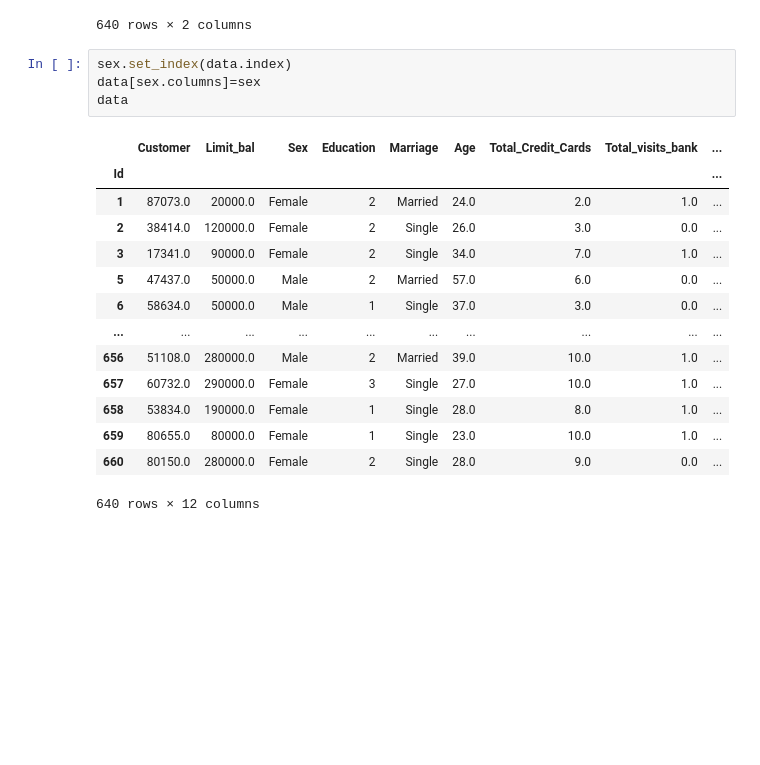
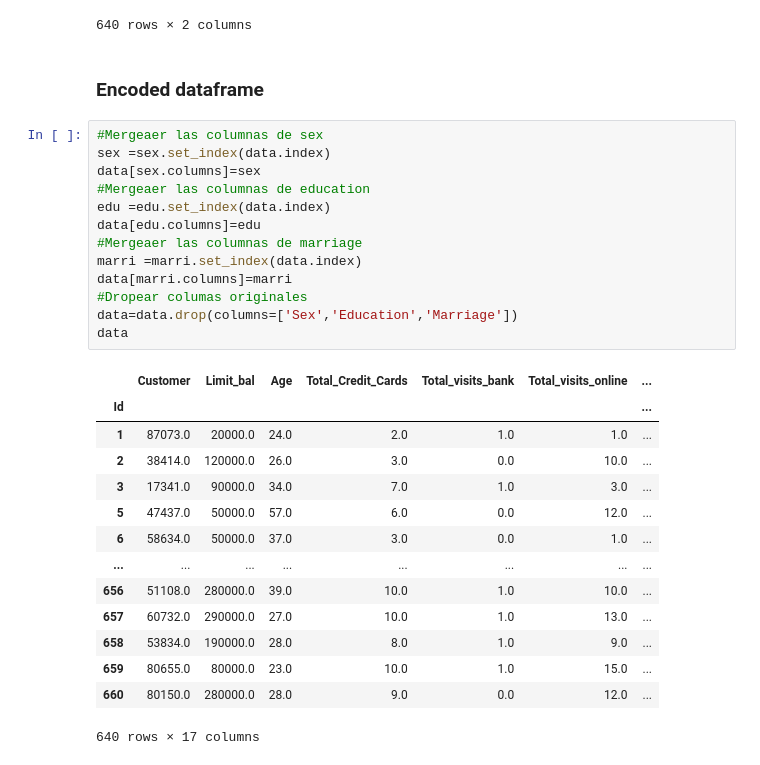
Before and after one commit to malvarezg1/BI, a Jupyter notebook: Laboratorio 2 - Clustering.ipynb, the cells around one changed output. Cells and saved outputs as stored; diff of their text form; blank space fills up the shorter version.

```diff
--- a/Laboratorio 2 - Clustering.ipynb
+++ b/Laboratorio 2 - Clustering.ipynb
@@ -291,22 +306,33 @@ sex
 | 638 | 1.0 | 0.0 |
 | 639 | 1.0 | 0.0 |
 640 rows × 2 columns
-# %%
-sex.set_index(data.index)
-data[sex.columns]=sex
-data
-# %% [output]
-|  | Customer | Limit_bal | Sex | Education | Marriage | Age | Total_Credit_Cards | Total_visits_bank | ... |
-| Id |  |  |  |  |  |  |  |  | ... |
-| 1 | 87073.0 | 20000.0 | Female | 2 | Married | 24.0 | 2.0 | 1.0 | ... |
-| 2 | 38414.0 | 120000.0 | Female | 2 | Single | 26.0 | 3.0 | 0.0 | ... |
-| 3 | 17341.0 | 90000.0 | Female | 2 | Single | 34.0 | 7.0 | 1.0 | ... |
-| 5 | 47437.0 | 50000.0 | Male | 2 | Married | 57.0 | 6.0 | 0.0 | ... |
-| 6 | 58634.0 | 50000.0 | Male | 1 | Single | 37.0 | 3.0 | 0.0 | ... |
-| ... | ... | ... | ... | ... | ... | ... | ... | ... | ... |
-| 656 | 51108.0 | 280000.0 | Male | 2 | Married | 39.0 | 10.0 | 1.0 | ... |
-| 657 | 60732.0 | 290000.0 | Female | 3 | Single | 27.0 | 10.0 | 1.0 | ... |
-| 658 | 53834.0 | 190000.0 | Female | 1 | Single | 28.0 | 8.0 | 1.0 | ... |
-| 659 | 80655.0 | 80000.0 | Female | 1 | Single | 23.0 | 10.0 | 1.0 | ... |
-| 660 | 80150.0 | 280000.0 | Female | 2 | Single | 28.0 | 9.0 | 0.0 | ... |
-640 rows × 12 columns
+# %% [markdown]
+### Encoded dataframe
+# %%
+#Mergeaer las columnas de sex
+sex =sex.set_index(data.index)
+data[sex.columns]=sex
+#Mergeaer las columnas de education
+edu =edu.set_index(data.index)
+data[edu.columns]=edu
+#Mergeaer las columnas de marriage
+marri =marri.set_index(data.index)
+data[marri.columns]=marri
+#Dropear columas originales
+data=data.drop(columns=['Sex','Education','Marriage'])
+data
+# %% [output]
+|  | Customer | Limit_bal | Age | Total_Credit_Cards | Total_visits_bank | Total_visits_online | ... |
+| Id |  |  |  |  |  |  | ... |
+| 1 | 87073.0 | 20000.0 | 24.0 | 2.0 | 1.0 | 1.0 | ... |
+| 2 | 38414.0 | 120000.0 | 26.0 | 3.0 | 0.0 | 10.0 | ... |
+| 3 | 17341.0 | 90000.0 | 34.0 | 7.0 | 1.0 | 3.0 | ... |
+| 5 | 47437.0 | 50000.0 | 57.0 | 6.0 | 0.0 | 12.0 | ... |
+| 6 | 58634.0 | 50000.0 | 37.0 | 3.0 | 0.0 | 1.0 | ... |
+| ... | ... | ... | ... | ... | ... | ... | ... |
+| 656 | 51108.0 | 280000.0 | 39.0 | 10.0 | 1.0 | 10.0 | ... |
+| 657 | 60732.0 | 290000.0 | 27.0 | 10.0 | 1.0 | 13.0 | ... |
+| 658 | 53834.0 | 190000.0 | 28.0 | 8.0 | 1.0 | 9.0 | ... |
+| 659 | 80655.0 | 80000.0 | 23.0 | 10.0 | 1.0 | 15.0 | ... |
+| 660 | 80150.0 | 280000.0 | 28.0 | 9.0 | 0.0 | 12.0 | ... |
+640 rows × 17 columns
```
Also changed, not shown: parts of 1 cell of this notebook.
